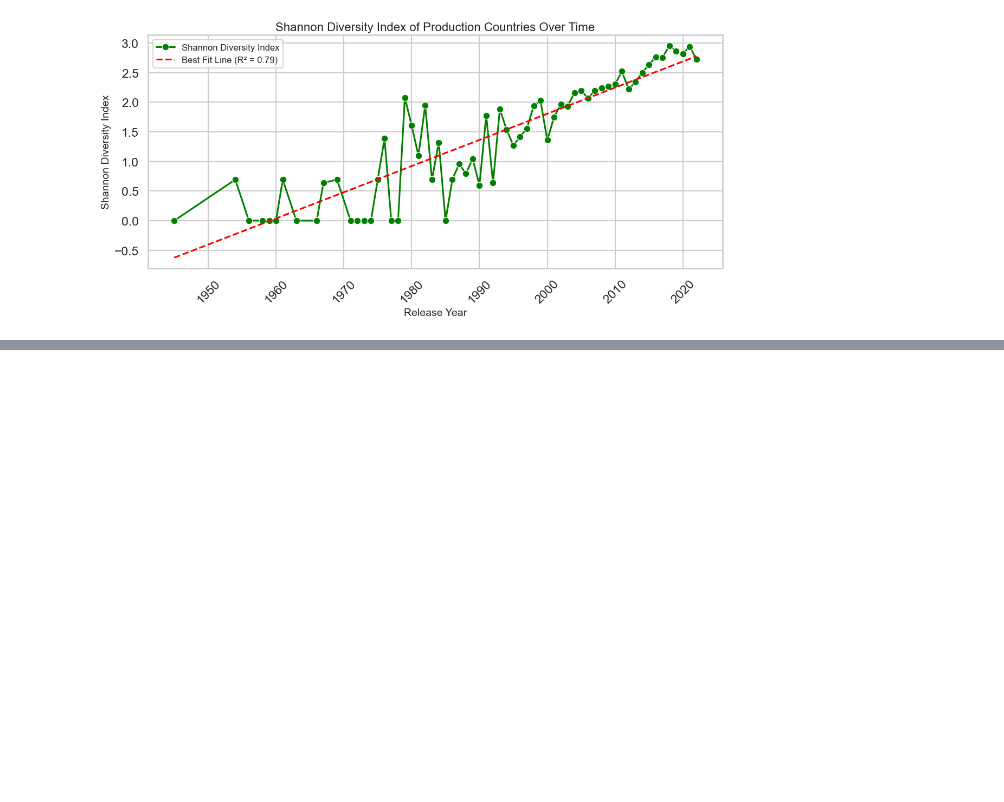
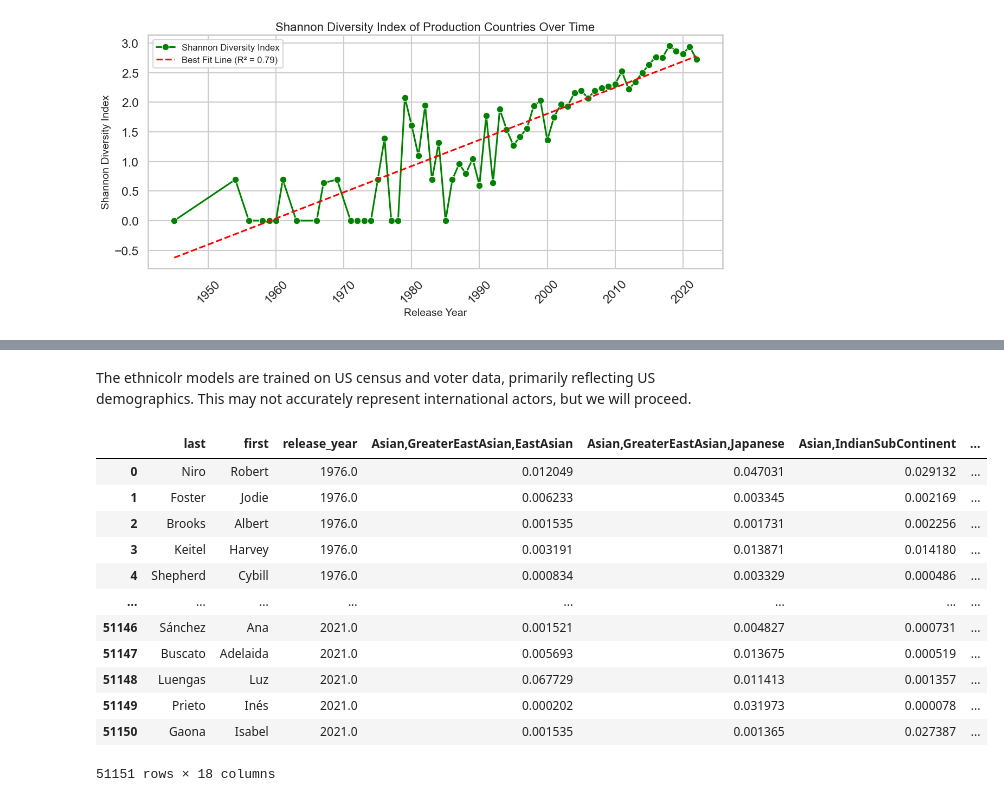
Before and after one commit to cparthiv/RHS-TSA-Data-Science-Qualifier-2024, a Jupyter notebook: main.ipynb, the cells around one changed output, grey strips where cells are left out. Cells and saved outputs as stored; diff of their text form; code cells hidden in the pictures; blank space fills up the shorter version.

Commit message:
acting crew ethn pred
Signed-off-by: cparthiv <pmothipati@gmail.com>

```diff
--- a/main.ipynb
+++ b/main.ipynb
@@ -545,0 +551,51 @@ Analyze if Netflix has simplified the language in its content descriptions, poss
+# %%
+import warnings
+warnings.filterwarnings('ignore')
+
+# Reload in to start from the beginning
+
+credits = pd.read_csv('credits.csv')
+titles = pd.read_csv('titles.csv')
+credits['id'] = credits['id'].astype(str)
+titles['id'] = titles['id'].astype(str)
+
+# Merge datasets to get release years
+credits_titles = pd.merge(credits, titles[['id', 'release_year']], on='id', how='left')
+
+# Filter for actors
+actors = credits_titles[credits_titles['role'] == 'ACTOR']
+
+actors = actors.dropna(subset=['name'])
+# %%
+from ethnicolr import pred_wiki_name
+
+# Extract names
+actors['last'] = actors['name'].str.split().str[-1]
+actors['first'] = actors['name'].str.split().str[0]
+
+actors_ethnicity = actors[['last', 'first', 'release_year']].drop_duplicates()
+
+# Predict ethnicity using the Wikipedia model (US-based)
+actors_ethnicity = pred_wiki_name(actors_ethnicity, 'last', 'first')
+
+# Create a new column 'ethn' by extracting the last component after the comma in 'race'
+actors_ethnicity['ethn'] = actors_ethnicity['race'].str.split(',').str[-1]
+# %% [markdown]
+The ethnicolr models are trained on US census and voter data, primarily reflecting US demographics.
+This may not accurately represent international actors, but we will proceed.
+# %%
+actors_ethnicity
+# %% [output]
+|  | last | first | release_year | Asian,GreaterEastAsian,EastAsian | Asian,GreaterEastAsian,Japanese | Asian,IndianSubContinent | ... |
+| 0 | Niro | Robert | 1976.0 | 0.012049 | 0.047031 | 0.029132 | ... |
+| 1 | Foster | Jodie | 1976.0 | 0.006233 | 0.003345 | 0.002169 | ... |
+| 2 | Brooks | Albert | 1976.0 | 0.001535 | 0.001731 | 0.002256 | ... |
+| 3 | Keitel | Harvey | 1976.0 | 0.003191 | 0.013871 | 0.014180 | ... |
+| 4 | Shepherd | Cybill | 1976.0 | 0.000834 | 0.003329 | 0.000486 | ... |
+| ... | ... | ... | ... | ... | ... | ... | ... |
+| 51146 | Sánchez | Ana | 2021.0 | 0.001521 | 0.004827 | 0.000731 | ... |
+| 51147 | Buscato | Adelaida | 2021.0 | 0.005693 | 0.013675 | 0.000519 | ... |
+| 51148 | Luengas | Luz | 2021.0 | 0.067729 | 0.011413 | 0.001357 | ... |
+| 51149 | Prieto | Inés | 2021.0 | 0.000202 | 0.031973 | 0.000078 | ... |
+| 51150 | Gaona | Isabel | 2021.0 | 0.001535 | 0.001365 | 0.027387 | ... |
+51151 rows × 18 columns
```
Also changed, not shown: parts of 1 cell of this notebook.
